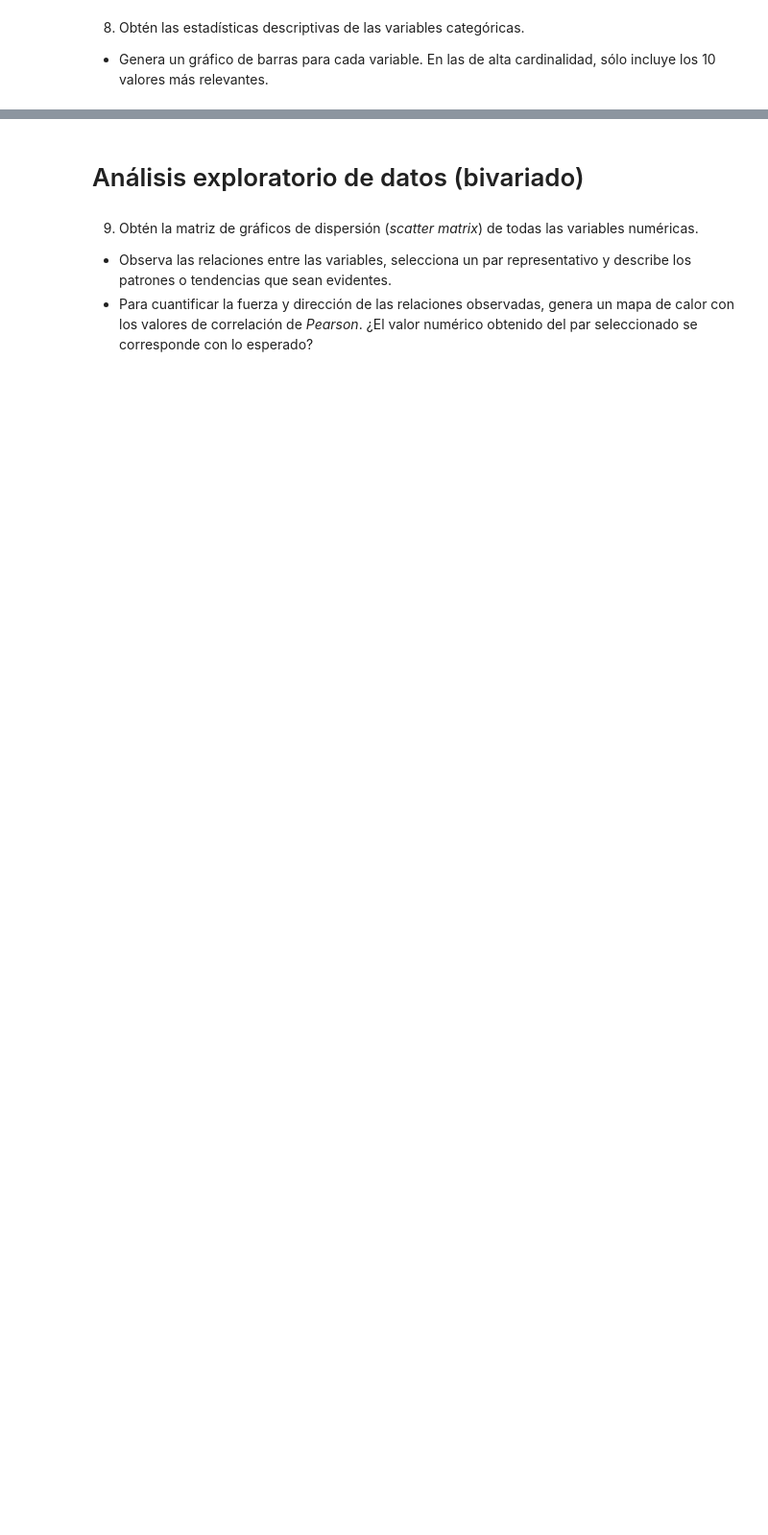
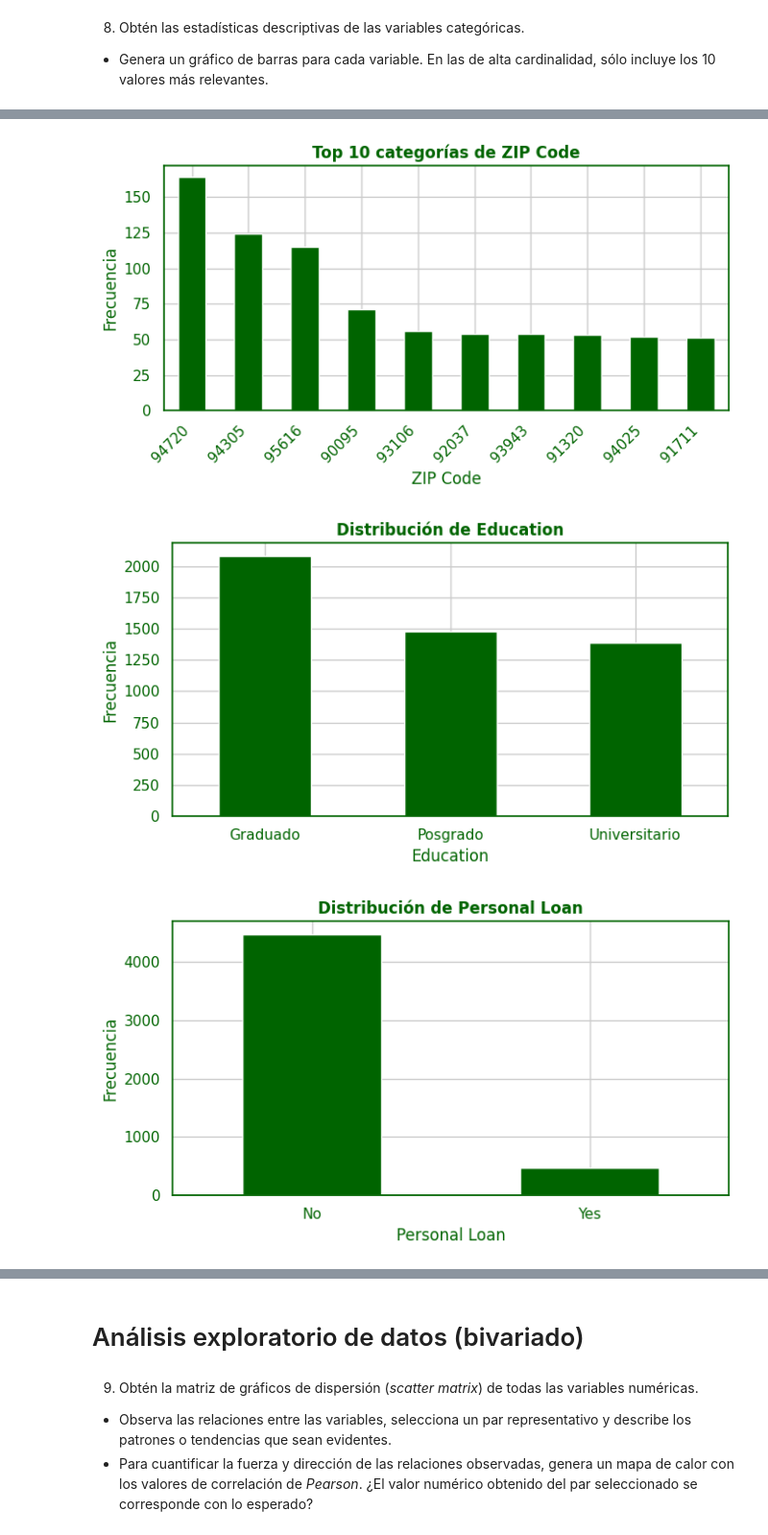
Before and after one commit to JosegregTovar/GOOGLE-COLLAB, a Jupyter notebook: A01840476_Actividad4EDA.ipynb, the cells around one changed output, grey strips where cells are left out. Shown at 96% size. Cells and saved outputs as stored; diff of their text form; code cells hidden in the pictures; blank space fills up the shorter version.

```diff
--- a/A01840476_Actividad4EDA.ipynb
+++ b/A01840476_Actividad4EDA.ipynb
@@ -588,0 +616,45 @@ for col in vars_interest:
+# %%
+for col in cat_cols:
+
+    counts = loan_df[col].value_counts()
+
+    # Alta cardinalidad top 10
+    if counts.shape[0] > 10:
+        counts = counts.head(10)
+        title = f"Top 10 categorías de {col}"
+    else:
+        title = f"Distribución de {col}"
+
+    plt.figure(figsize=(7,4))
+    ax= counts.plot(
+        kind="bar",
+        color=FOREST_GREEN,
+        edgecolor="white"
+    )
+
+    plt.title(title)
+    plt.xlabel(col)
+    plt.ylabel("Frecuencia")
+
+     #CAMBIO CLAVE: etiquetas Sí / No SOLO PARA BINARIAS y Nivel educativo (1 = graduado, 2 = universitario, 3 = posgrado)
+
+    education_labels = {
+    1: "Graduado",
+    2: "Universitario",
+    3: "Posgrado"}
+    if set(counts.index) == {0, 1}:
+        ax.set_xticklabels(["No", "Yes"], rotation=0)
+    elif col == "Education":
+        labels = [education_labels.get(i, str(i)) for i in counts.index]
+        ax.set_xticklabels(labels, rotation=0)
+    else:
+        plt.xticks(rotation=45, ha="right")
+
+
+
+    plt.tight_layout()
+    plt.show()
+# %% [output]
+[figure, added]
+[figure, added]
+[figure, added]
```
Also changed, not shown: parts of 14 cells of this notebook.
